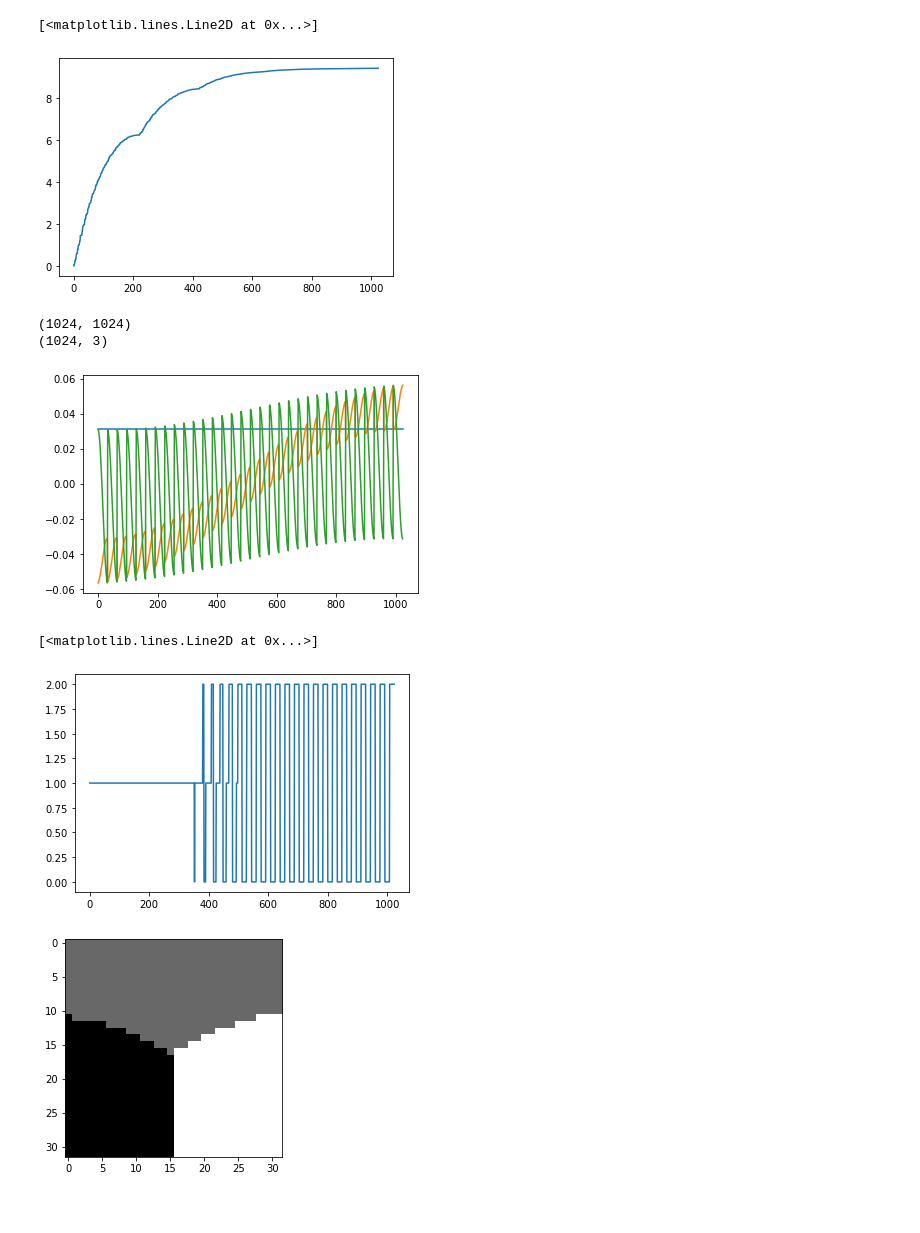
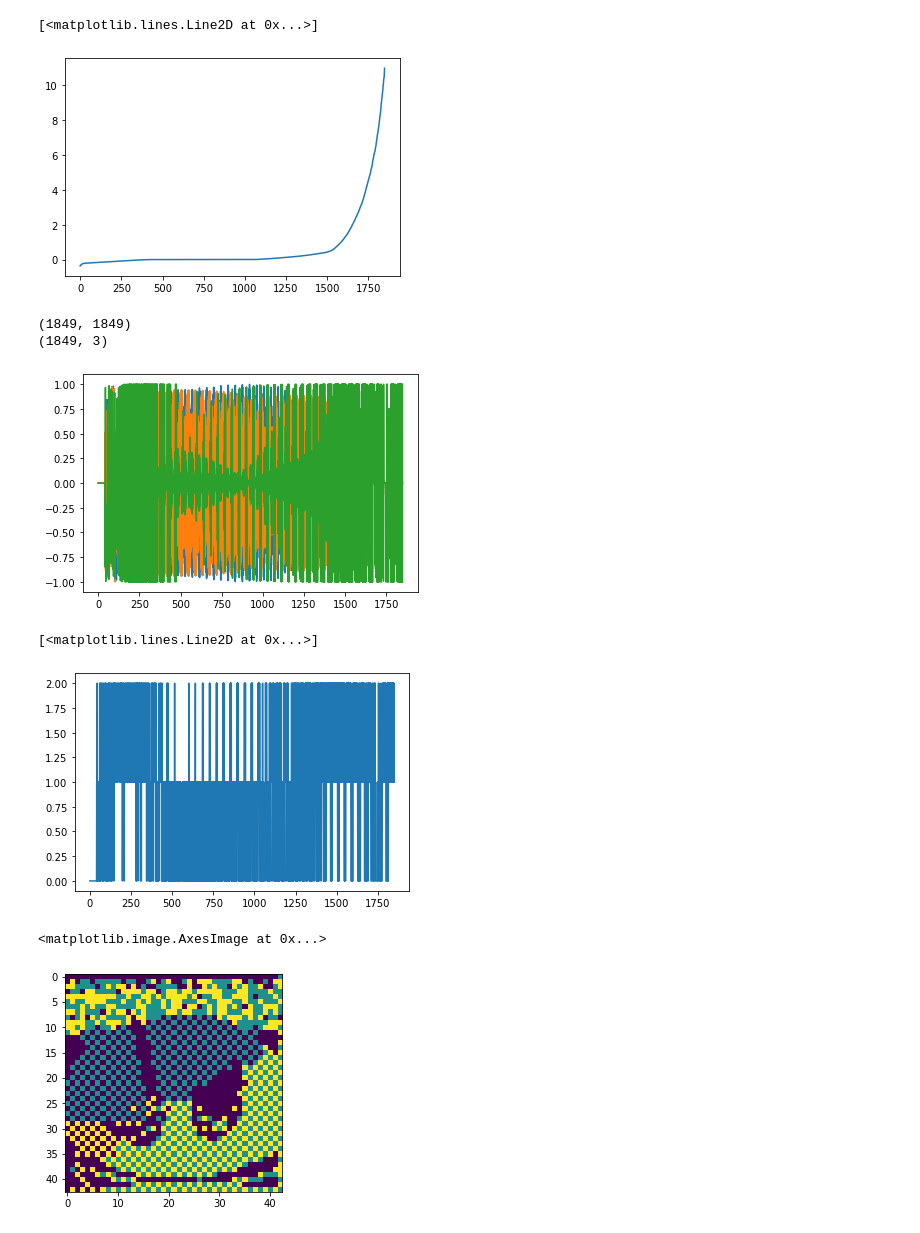
Before and after one commit to Ahmadsad/ID2211-Project, a Jupyter notebook: albin.ipynb, the cells around one changed output. Cells and saved outputs as stored; diff of their text form; code cells hidden in the pictures.

Commit message:
clustering decent result (fixed similarity matrix)

```diff
--- a/albin.ipynb
+++ b/albin.ipynb
@@ -33,28 +51,42 @@ plt.imshow(image, cmap='gray');
 # %%
 # similarity matrix - nodes are connected if they are neighbours and they share the same value
 num_pixels = image.size
+print(num_pixels, image.shape)
 
 similarity_matrix = np.zeros((num_pixels,num_pixels),dtype=float)
+print(similarity_matrix.shape)
 
 image_width = image.shape[0]
 
 max_distance = 5
 
 sigma_distance = int(0.1 * image_width) # 10-20% of feature distance
-sigma_intensity = 102 # 10-20% of feature distance (-1024 <-> 1024)
+sigma_intensity = 0.1 # 10-20% of feature distance (-1024 <-> 1024)
 
 for i in range(0,image_width):
     for j in range(0,image_width):
         sm_i = j + i * image_width
         for ii in range(0,image_width):
             for jj in range(0,image_width):
-                sm_j = jj + ii * image_width
-
                 distance = np.linalg.norm(np.array([i,j]) - np.array([ii,jj]))
 
-                if distance > max_distance:
-                    similarity_matrix[sm_i,sm_j] = 0
-                else:
+
+                if distance <= max_distance: #  and image[i,j] != 0 and image[ii,jj] != 0
                     intensity_diff = np.linalg.norm(np.array(image[i,j]) - np.array(image[ii,jj]))
                     weight = np.exp(-np.power(intensity_diff,2)/sigma_intensity) * np.exp(-np.power(distance,2)/sigma_distance)
+                    sm_j = jj + ii * image_width
+                    #print(distance, (i,j), (ii,jj), intensity_diff, weight)
                     similarity_matrix[sm_i,sm_j] = weight
+# %%
+sc = sklearn.cluster.SpectralClustering(n_clusters=10, random_state=0, affinity="precomputed")
+sc.fit(similarity_matrix)
+arr = sc.labels_
+plt.plot(arr)
+plt.show()
+newimg = arr.reshape(image_width, image_width)
+plt.imshow(newimg)
+plt.show()
+plt.imshow(image, cmap='gray')
+
+print(image.shape, len(sc.labels_))
+print(similarity_matrix.shape)
@@ -76,7 +128,7 @@ print(similarity_matrix)
 graph_laplacian = scipy.sparse.csgraph.laplacian(similarity_matrix,normed=True)
 
 # get eigenvalues + vectors
-eigenvalues, eigenvectors = np.linalg.eigh(graph_laplacian)
+eigenvalues, eigenvectors = np.linalg.eigh(similarity_matrix)
 
 ind = np.argsort(eigenvalues, axis=0)
 
@@ -86,14 +138,14 @@ eigenvectors = eigenvectors[:,ind]
 plt.plot(eigenvalues)
 # %% [output]
 [<matplotlib.lines.Line2D at 0x...>]
-[figure, old version]
+[figure, new version]
 # %%
 n_clusters = 3
 
 print(eigenvectors.shape)
 selected_eigenvectors = eigenvectors[:,:n_clusters]
 
-#selected_eigenvectors = sklearn.preprocessing.normalize(selected_eigenvectors, norm='l2', axis=1)
+selected_eigenvectors = sklearn.preprocessing.normalize(selected_eigenvectors, norm='l2', axis=1)
 
 # k-means
 clusters = sklearn.cluster.KMeans(n_clusters=n_clusters).fit(selected_eigenvectors)
@@ -103,24 +155,25 @@ plt.plot(selected_eigenvectors)
 plt.show()
 plt.plot(clusters.labels_)
 # %% [output]
-(1024, 1024)
-(1024, 3)
+(1849, 1849)
+(1849, 3)
-[figure, old version]
+[figure, new version]
 [<matplotlib.lines.Line2D at 0x...>]
-[figure, old version]
+[figure, new version]
 # %%
 # cluster => image
 
-colors = [-1024,-900,-720,-500,-250,0,250,500,720,900,1024]
+#colors = [-1024,-900,-720,-500,-250,0,250,500,720,900,1024]
 
 cluster_image = np.zeros(image.shape)
 
 for i, l in enumerate(clusters.labels_):
     x = i % image_width
     y = int(i / image_width)
-    cluster_image[y,x] = colors[l]
+    cluster_image[y,x] = l
 
 # plot image
-plt.imshow(cluster_image, cmap='gray');
+plt.imshow(cluster_image)
 # %% [output]
+<matplotlib.image.AxesImage at 0x...>
-[figure, old version]
+[figure, new version]
```
Also changed, not shown: parts of 4 cells of this notebook, 1 other file.
